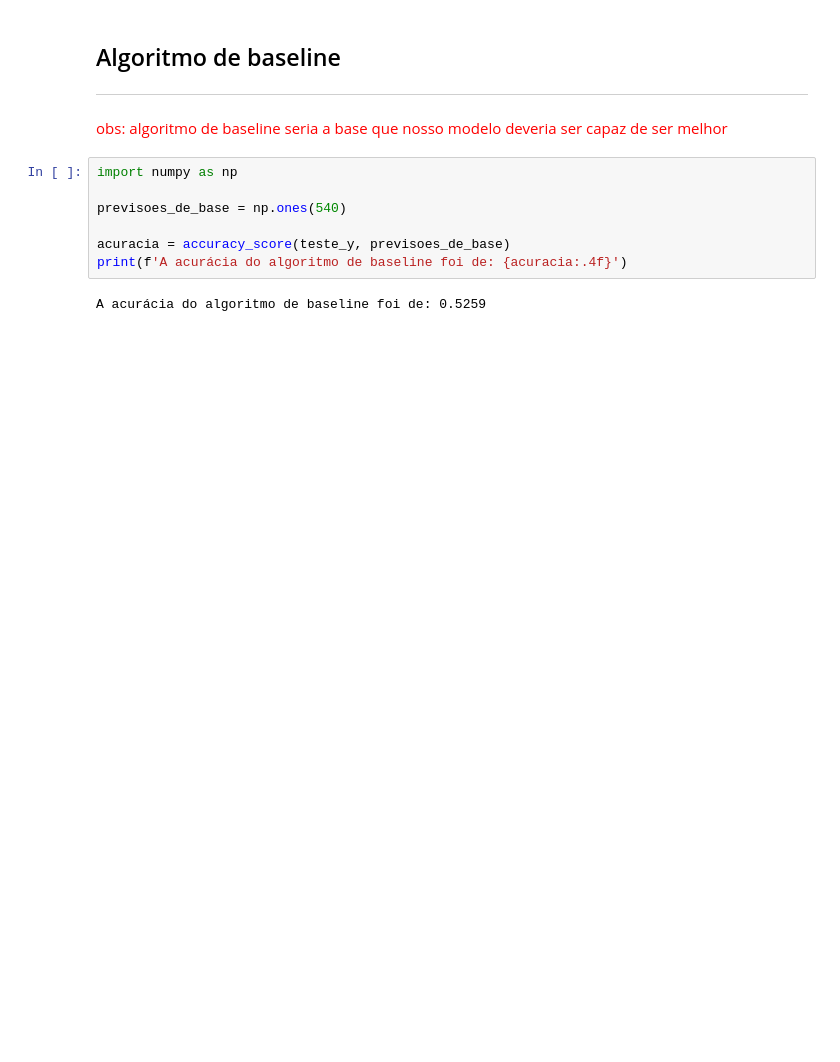
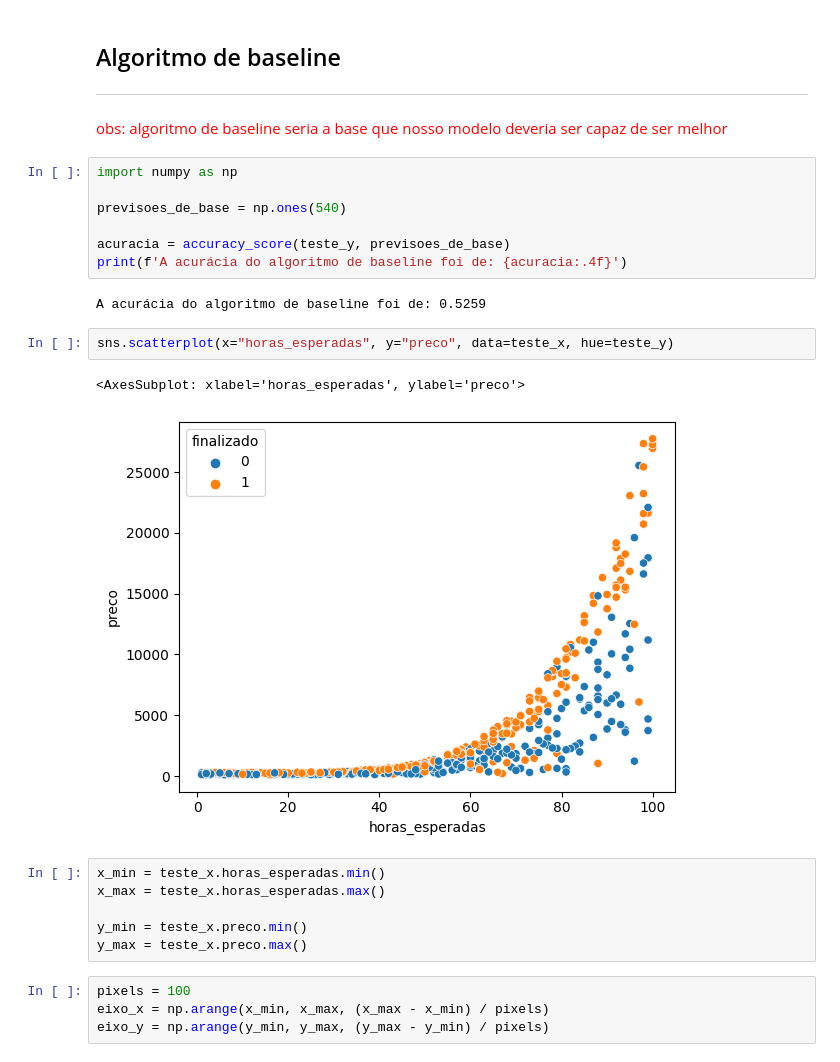
Before and after one commit to Lyarkh/Formacao_Machine_Learning, a Jupyter notebook: machine_learning/classificacao_com_sklearn/classificacao_binaria_baixa_dimensionalidade_compra_projetos_finalizados.ipynb, the cells around one changed output. Drawn from its saved outputs; the diff is of its cells as text; blank space fills up the shorter version.

```diff
--- a/machine_learning/classificacao_com_sklearn/classificacao_binaria_baixa_dimensionalidade_compra_projetos_finalizados.ipynb
+++ b/machine_learning/classificacao_com_sklearn/classificacao_binaria_baixa_dimensionalidade_compra_projetos_finalizados.ipynb
@@ -109,3 +109,18 @@ acuracia = accuracy_score(teste_y, previsoes_de_base)
 print(f'A acurácia do algoritmo de baseline foi de: {acuracia:.4f}')
 # %% [output]
 A acurácia do algoritmo de baseline foi de: 0.5259
+# %%
+sns.scatterplot(x="horas_esperadas", y="preco", data=teste_x, hue=teste_y)
+# %% [output]
+<AxesSubplot: xlabel='horas_esperadas', ylabel='preco'>
+[figure, added]
+# %%
+x_min = teste_x.horas_esperadas.min()
+x_max = teste_x.horas_esperadas.max()
+
+y_min = teste_x.preco.min()
+y_max = teste_x.preco.max()
+# %%
+pixels = 100
+eixo_x = np.arange(x_min, x_max, (x_max - x_min) / pixels)
+eixo_y = np.arange(y_min, y_max, (y_max - y_min) / pixels)
```
Also changed, not shown: parts of 4 cells of this notebook.
